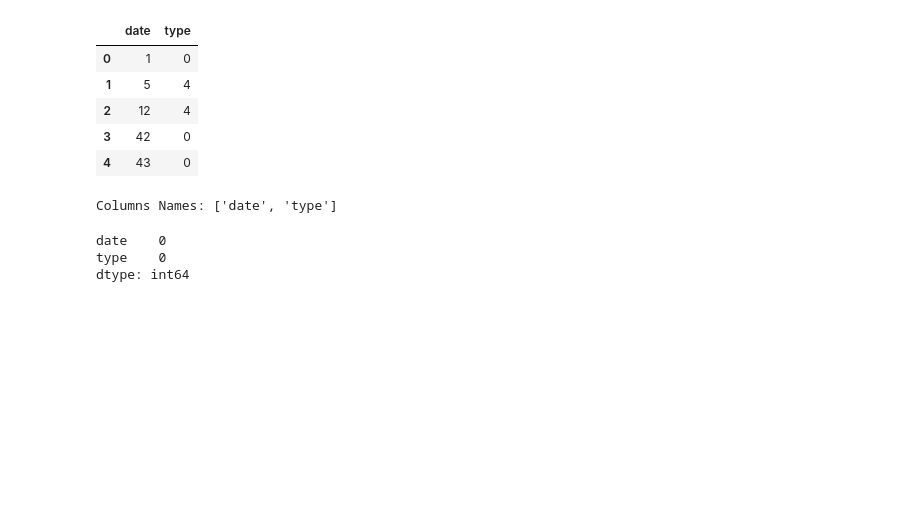
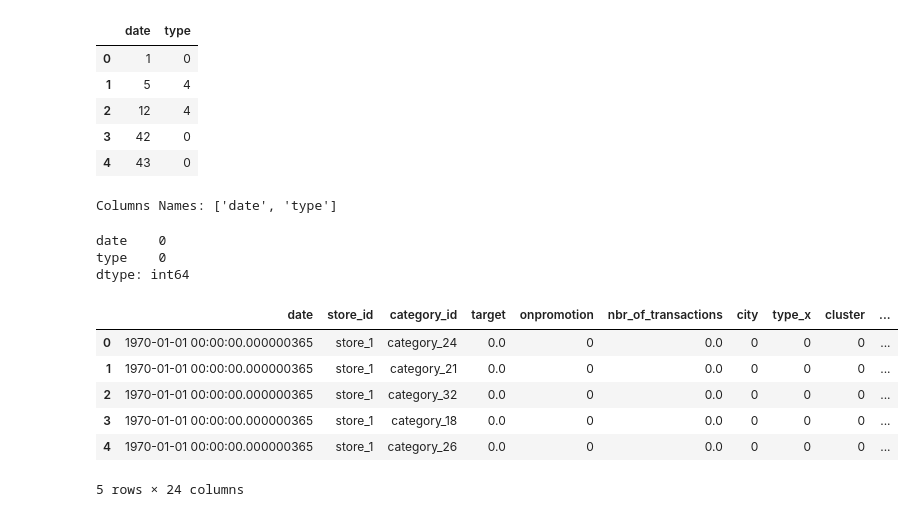
Before and after one commit to Israel-Anaba/Time_Series_Grocery_Forecast, a Jupyter notebook: dev_folder/Xgb.ipynb, the cells around one changed output. Saved outputs shown, nothing was run; the diff lists cells and outputs as text; code cells hidden in the pictures; blank space fills up the shorter version.

Commit message:
merge dataset

```diff
--- a/dev_folder/Xgb.ipynb
+++ b/dev_folder/Xgb.ipynb
@@ -41,6 +41,6 @@ import os
 import warnings
 warnings.filterwarnings('ignore')
 # %%
-data = pd.read_csv('../Assets/train.csv')
+train = pd.read_csv('../Assets/train.csv')
 # %% [markdown]
 ### Data Understanding
@@ -221,3 +232,31 @@ holiday.isna().sum()
 date    0
 type    0
 dtype: int64
+# %%
+# Convert 'date' column to datetime format for each dataset
+train['date'] = pd.to_datetime(train['date'])
+test['date'] = pd.to_datetime(test['date'])
+dates['date'] = pd.to_datetime(dates['date'])
+holiday['date'] = pd.to_datetime(holiday['date'])
+
+# Merge datasets based on 'store_id' and 'date'
+train_merged = pd.merge(train, str, on='store_id', how='left')
+test_merged = pd.merge(test, str, on='store_id', how='left')
+
+# Merge with dates dataset to incorporate date-related features
+train_merged = pd.merge(train_merged, dates, on='date', how='left')
+test_merged = pd.merge(test_merged, dates, on='date', how='left')
+
+# Merge with holidays dataset to incorporate holiday information
+train_merged = pd.merge(train_merged, holiday, on='date', how='left')
+test_merged = pd.merge(test_merged, holiday, on='date', how='left')
+# %%
+train_merged.head()
+# %% [output]
+|  | date | store_id | category_id | target | onpromotion | nbr_of_transactions | city | type_x | cluster | ... |
+| 0 | 1970-01-01 00:00:00.000000365 | store_1 | category_24 | 0.0 | 0 | 0.0 | 0 | 0 | 0 | ... |
+| 1 | 1970-01-01 00:00:00.000000365 | store_1 | category_21 | 0.0 | 0 | 0.0 | 0 | 0 | 0 | ... |
+| 2 | 1970-01-01 00:00:00.000000365 | store_1 | category_32 | 0.0 | 0 | 0.0 | 0 | 0 | 0 | ... |
+| 3 | 1970-01-01 00:00:00.000000365 | store_1 | category_18 | 0.0 | 0 | 0.0 | 0 | 0 | 0 | ... |
+| 4 | 1970-01-01 00:00:00.000000365 | store_1 | category_26 | 0.0 | 0 | 0.0 | 0 | 0 | 0 | ... |
+5 rows × 24 columns
```
Also changed, not shown: parts of 14 cells of this notebook.
